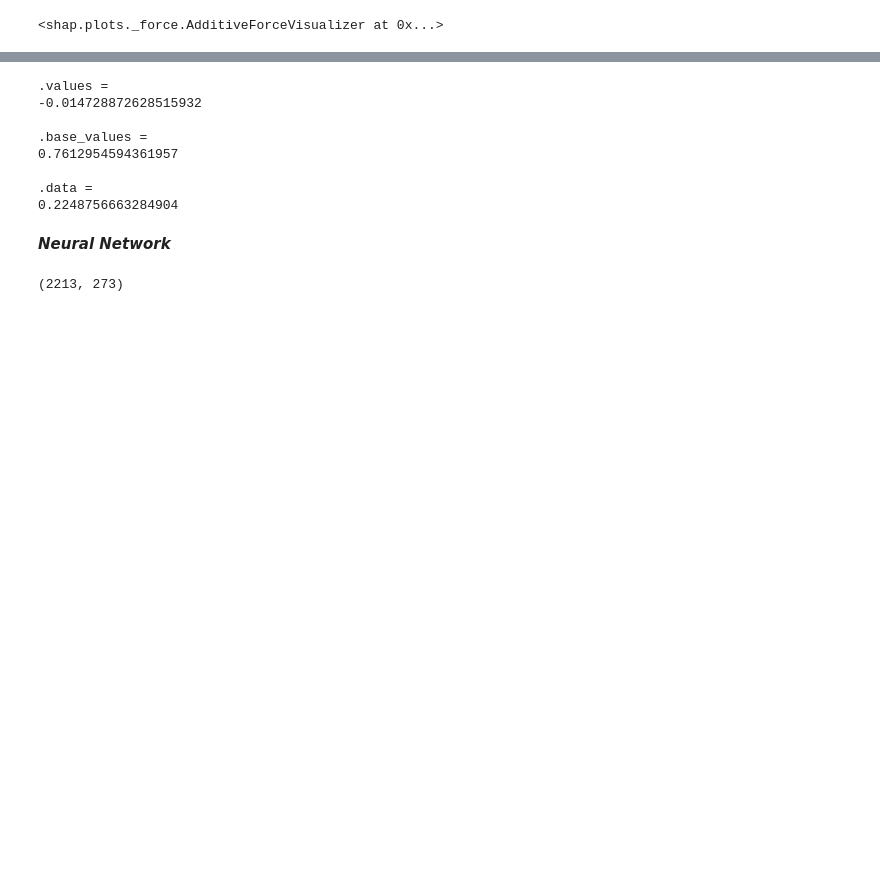
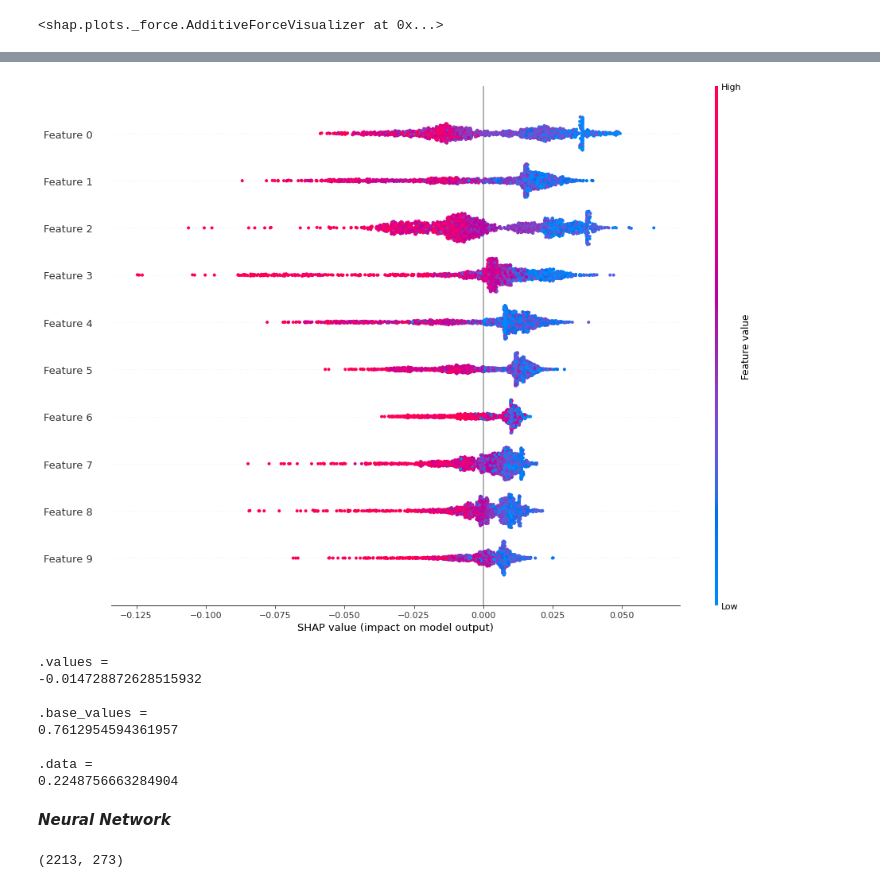
Before and after one commit to Mohammad-vahdat/machine-learning-dimensionalities-and-binding-energy, a Jupyter notebook: MultipleFeaturizer-SHAP.ipynb, the cells around one changed output, grey strips where cells are left out. Drawn from its saved outputs; the diff is of its cells as text; code cells hidden in the pictures; blank space fills up the shorter version.

```diff
--- a/MultipleFeaturizer-SHAP.ipynb
+++ b/MultipleFeaturizer-SHAP.ipynb
@@ -482,3 +508,9 @@ fig.savefig("./generated_figures/SHAP-beeswarm.jpg", dpi = 600)
+# %%
+fig = plt.figure()
+shap.plots.beeswarm(copy.deepcopy(shap_values[:, [75,39,0,3,2,42,25,77,74,1],1]), plot_size=(16,12), max_display=11)
+fig.savefig("./generated_figures/SHAP-beeswarm-10first.jpg", dpi = 600)
+# %% [output]
+[figure, added]
 # %%
 shap_values[0, 16,1]
 # %% [output]
```
Also changed, not shown: parts of 15 cells of this notebook.
